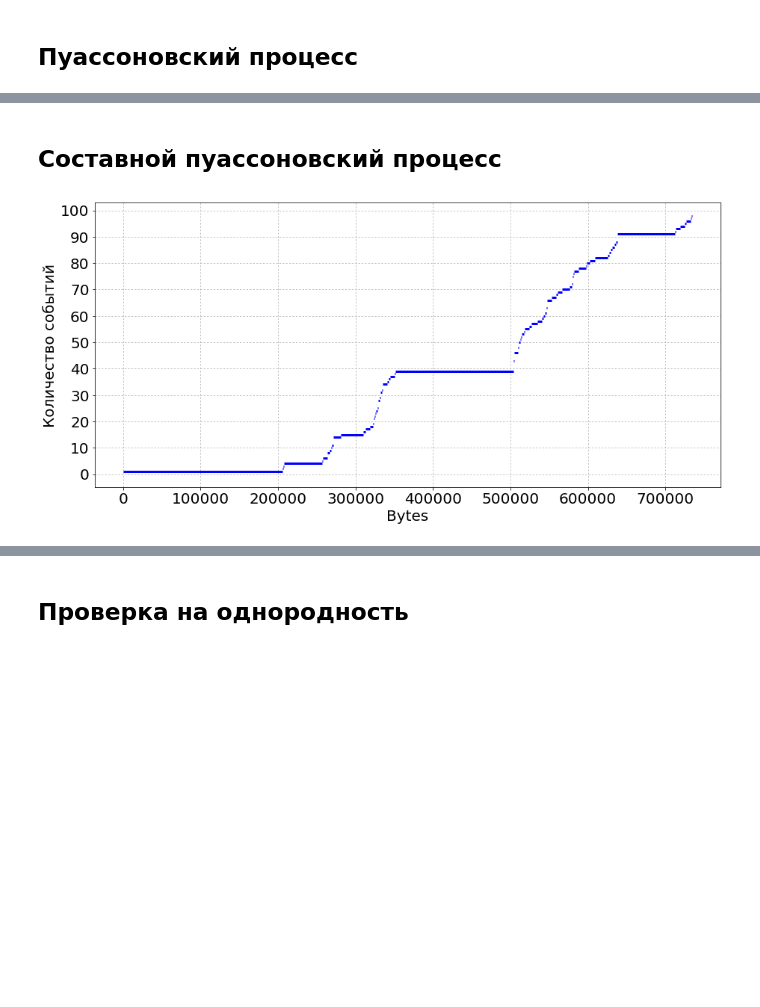
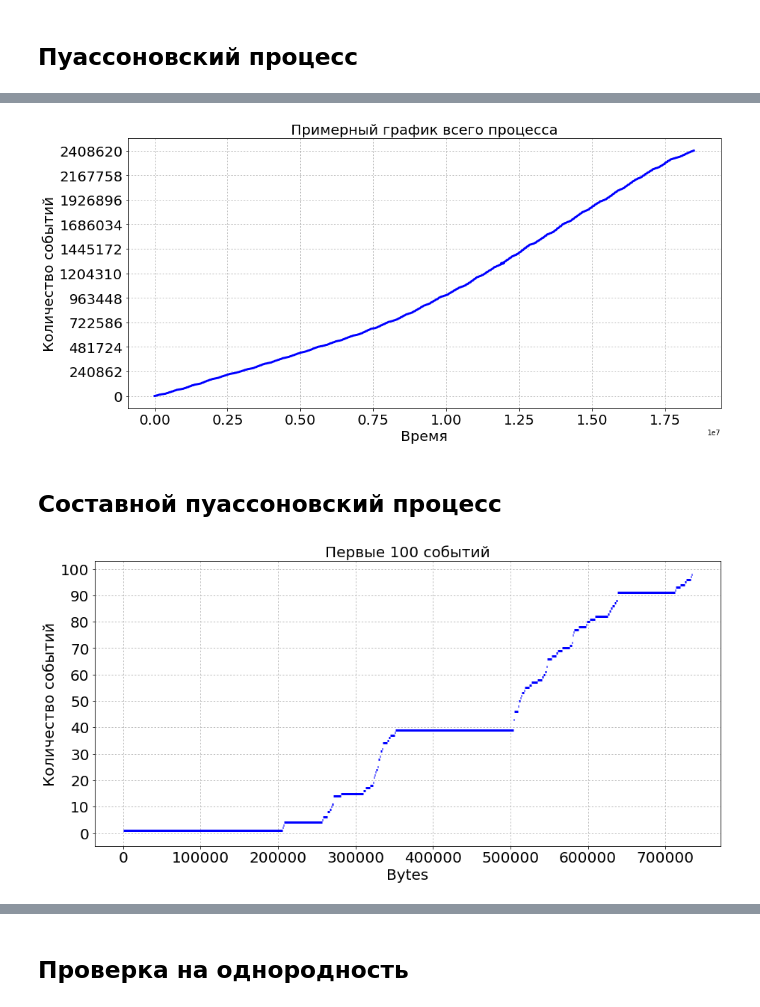
Before and after one commit to svinkapeppa/stochastic, a Jupyter notebook: lab_5/5.23.ipynb, the cells around one changed output, grey strips where cells are left out. Drawn from its saved outputs; the diff is of its cells as text; code cells hidden in the pictures; blank space fills up the shorter version.

```diff
--- a/lab_5/5.23.ipynb
+++ b/lab_5/5.23.ipynb
@@ -104,12 +113,16 @@ plt.show()
 # %%
-# plt.figure(figsize=(15, 7))
-# for i in range(len(corr_times) - 1):
-#     plt.hlines(i, corr_times[i], corr_times[i+1], lw=5, color='blue')
-# plt.grid(ls=':')
-# plt.xticks(fontsize=20), plt.xlabel('Время', fontsize=20)
-# plt.yticks(range(0, len(corr_times) + 1, len(corr_times) / 10), fontsize=20)
-# plt.ylabel('Количество событий', fontsize=20)
-# plt.show()
+plt.figure(figsize=(15, 7))
+plt.plot(corr_times, range(len(corr_times)), lw=3, color='blue')
+plt.grid(ls=':')
+plt.xticks(fontsize=20)
+plt.yticks(range(0, len(corr_times) + 1, int(len(corr_times) / 10)), fontsize=20)
+
+plt.title('Примерный график всего процесса', fontsize=20)
+plt.xlabel('Время', fontsize=20)
+plt.ylabel('Количество событий', fontsize=20)
+plt.show()
+# %% [output]
+[figure, added]
 # %% [markdown]
 ## Составной пуассоновский процесс
 # %%
@@ -124,12 +137,16 @@ plt.figure(figsize=(15, 7))
 for i in range(100 - 1):
     plt.hlines(i, jumps[i], jumps[i+1], lw=3, color='blue')
 plt.grid(ls=':')
-plt.xticks(fontsize=20), plt.xlabel('Bytes', fontsize=20)
+plt.xticks(fontsize=20)
 plt.yticks(range(0, 101, 10), fontsize=20)
+
+plt.title('Первые 100 событий',
+          fontsize=20)
+plt.xlabel('Bytes', fontsize=20)
 plt.ylabel('Количество событий', fontsize=20)
 plt.show()
 # %% [output]
-[figure, old version]
+[figure, new version]
 # %%
 xi = [0]
 for i in range(1000):
```
Also changed, not shown: parts of 17 cells of this notebook.
